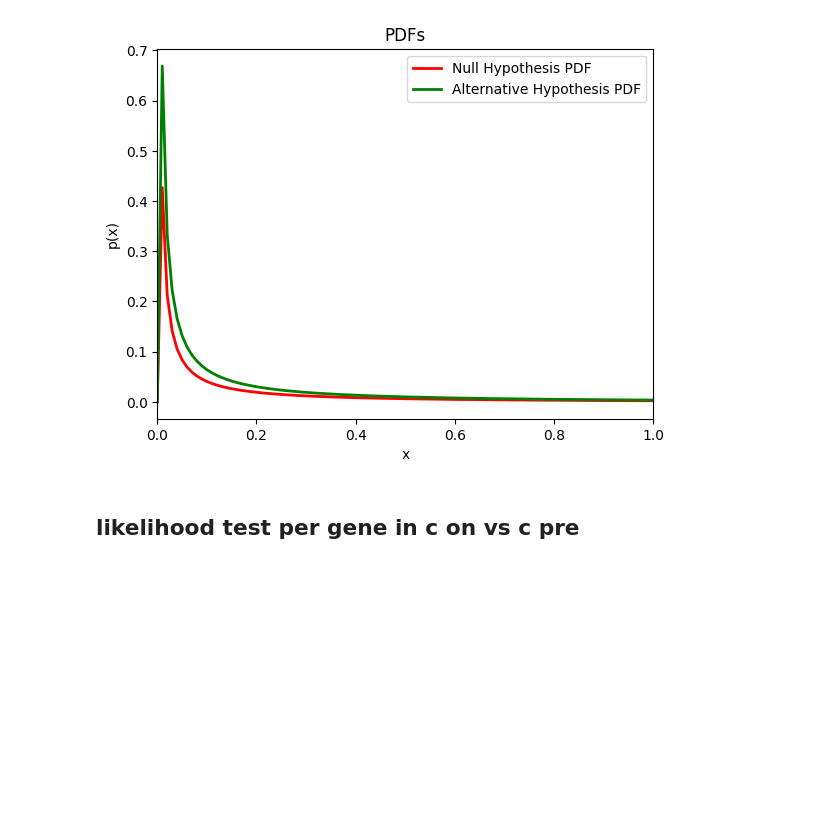
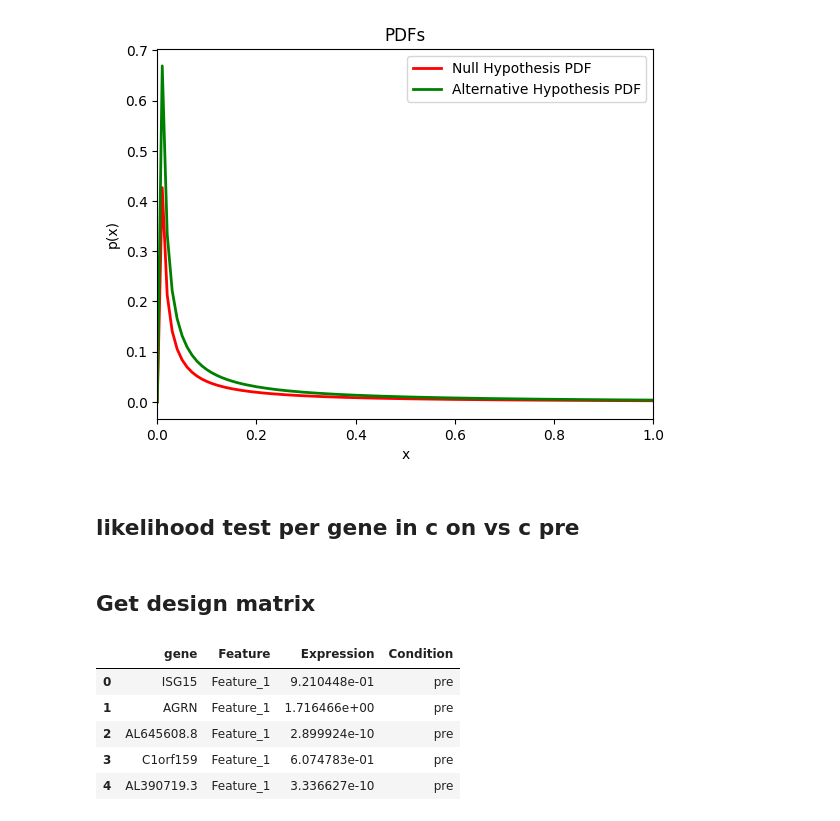
Before and after one commit to azizilab/echidna, a Jupyter notebook: notebooks/c_significance_across_time.ipynb, the cells around one changed output. Saved outputs shown, nothing was run; the diff lists cells and outputs as text; code cells hidden in the pictures; blank space fills up the shorter version.

```diff
--- a/notebooks/c_significance_across_time.ipynb
+++ b/notebooks/c_significance_across_time.ipynb
@@ -152,0 +118,2 @@ _, adjusted_p_values, _, _ = multipletests(p_values, method='fdr_bh')
+# %% [markdown]
+## Get design matrix
@@ -152,0 +122,24 @@ _, adjusted_p_values, _, _ = multipletests(p_values, method='fdr_bh')
+# %%
+condition1_df = pd.DataFrame(c_pre_c0, columns=[f'Feature_{i+1}' for i in range(c_pre_c0.shape[-1])])
+condition2_df = pd.DataFrame(c_on_c0, columns=[f'Feature_{i+1}' for i in range(c_on_c0.shape[-1])])
+condition1_df['gene'] = genes
+condition2_df['gene'] = genes
+
+# melt to long
+condition1_long = pd.melt(condition1_df, id_vars='gene', var_name='Feature', value_name='Expression')
+condition2_long = pd.melt(condition2_df, id_vars='gene', var_name='Feature', value_name='Expression')
+
+# Add a Condition column
+condition1_long['Condition'] = 'pre'
+condition2_long['Condition'] = 'on'
+
+# Concatenate the two conditions into one DataFrame
+combined_data = pd.concat([condition1_long, condition2_long], ignore_index=True)
+combined_data.head()
+# %% [output]
+|  | gene | Feature | Expression | Condition |
+| 0 | ISG15 | Feature_1 | 9.210448e-01 | pre |
+| 1 | AGRN | Feature_1 | 1.716466e+00 | pre |
+| 2 | AL645608.8 | Feature_1 | 2.899924e-10 | pre |
+| 3 | C1orf159 | Feature_1 | 6.074783e-01 | pre |
+| 4 | AL390719.3 | Feature_1 | 3.336627e-10 | pre |
```
Also changed, not shown: parts of 13 cells of this notebook.
